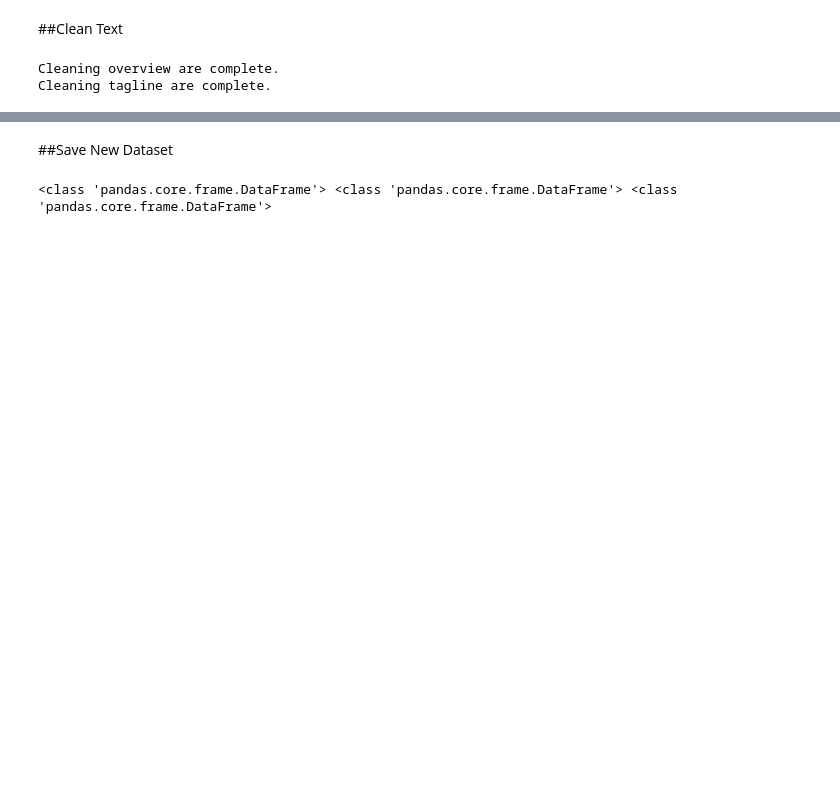
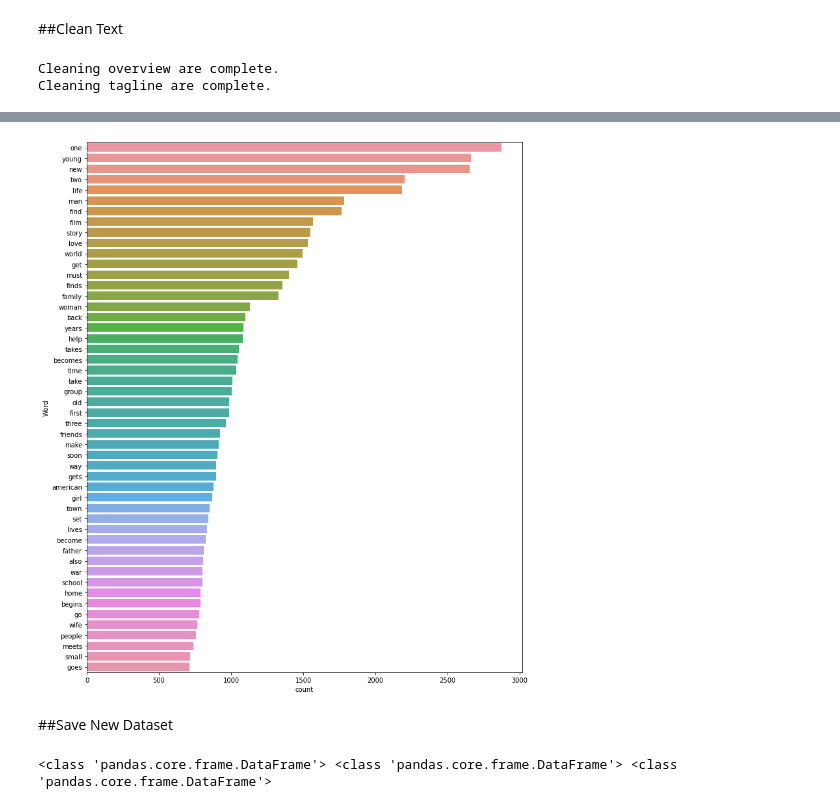
Before and after one commit to Robby-Akbar/ProjectNLP, a Jupyter notebook: colab/data_preparation.ipynb, the cells around one changed output, grey strips where cells are left out. Cells and saved outputs as stored; diff of their text form; code cells hidden in the pictures; blank space fills up the shorter version.

```diff
--- a/colab/data_preparation.ipynb
+++ b/colab/data_preparation.ipynb
@@ -266,0 +304,8 @@ def clean_text(text, remove_stopwords = True):
+# %%
+def remove_stopwords(text):
+  #removing stop words(optional if not nltk library)
+  text = text.split()
+  stops = set(stopwords.words("english"))
+  text = [w for w in text if not w in stops]
+  text = " ".join(text)
+  return text
@@ -296,3 +355,10 @@ filtered_data.head()
+# %%
+filtered_data['overview'] = filtered_data['overview'].apply(lambda x: remove_stopwords(x))
+# %%
+#print 50 most frequent words
+freq_words(filtered_data['overview'], "freq_words_after_remove_stopwords", 50)
+# %% [output]
+[figure, added]
 # %% [markdown]
 ##Save New Dataset
 # %%
```
Also changed, not shown: parts of 16 cells of this notebook.
